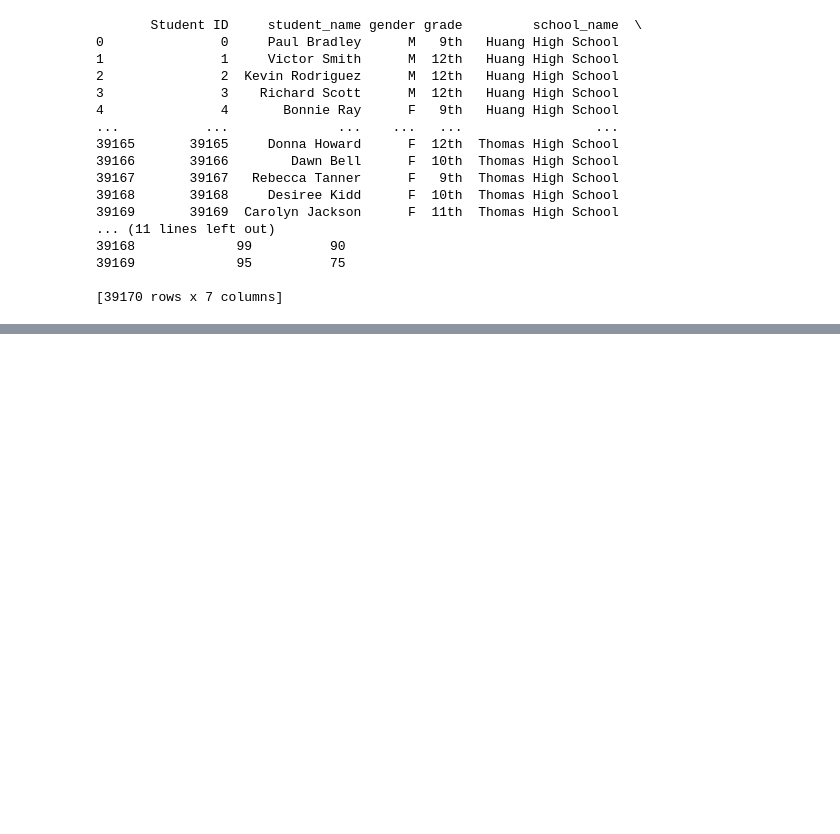
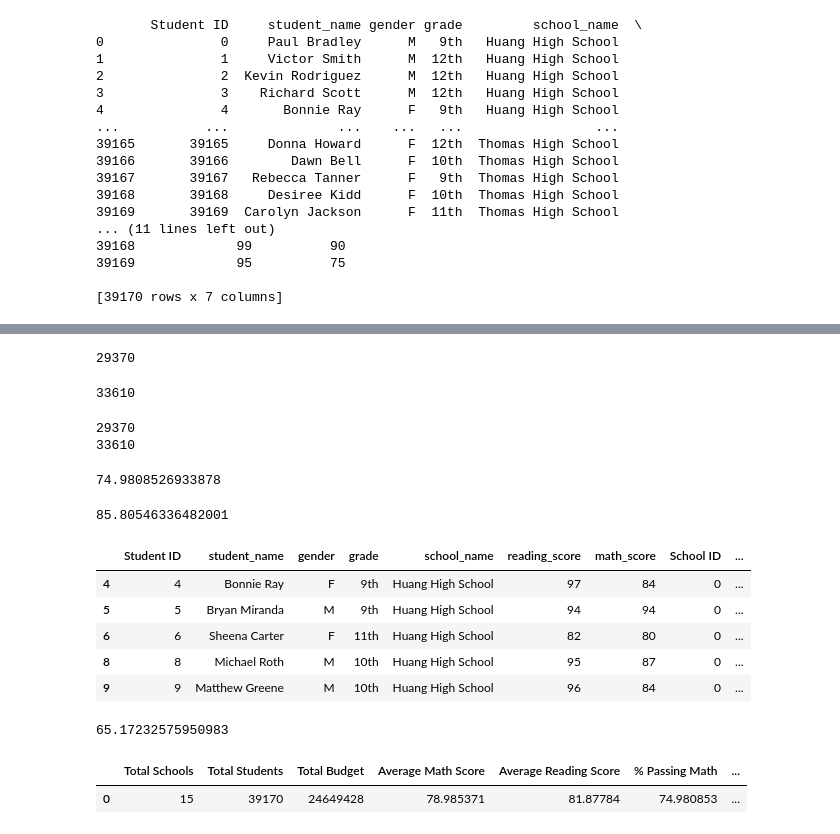
Before and after one commit to Gkmb2390/School_District_Analysis, a Jupyter notebook: PyCitySchools.ipynb, the cells around one changed output, grey strips where cells are left out. Saved outputs shown, nothing was run; the diff lists cells and outputs as text; code cells hidden in the pictures; blank space fills up the shorter version.

```diff
--- a/PyCitySchools.ipynb
+++ b/PyCitySchools.ipynb
@@ -165,0 +244,41 @@ print(student_data_df)
+# %%
+passing_math = school_data_complete_df[school_data_complete_df["math_score"] >=70]
+len(passing_math)
+# %% [output]
+29370
+# %%
+passing_reading = school_data_complete_df[school_data_complete_df["reading_score"] >=70]
+len(passing_reading)
+# %% [output]
+33610
+# %%
+passing_math_count = passing_math.student_name.count()
+passing_reading_count = passing_reading.student_name.count()
+
+print(passing_math_count)
+print(passing_reading_count)
+# %% [output]
+29370
+33610
+# %%
+passing_math_percent = passing_math_count / student_count * 100
+
+print(passing_math_percent)
+# %% [output]
+74.9808526933878
+# %%
+passing_reading_percent = passing_reading_count / student_count * 100
+print(passing_reading_percent)
+# %% [output]
+85.80546336482001
+# %%
+passing_math_reading = school_data_complete_df[(school_data_complete_df["math_score"] >= 70) & (school_data_complete_df["reading_score"] >= 70)]
+
+passing_math_reading.head()
+# %% [output]
+|  | Student ID | student_name | gender | grade | school_name | reading_score | math_score | School ID | ... |
+| 4 | 4 | Bonnie Ray | F | 9th | Huang High School | 97 | 84 | 0 | ... |
+| 5 | 5 | Bryan Miranda | M | 9th | Huang High School | 94 | 94 | 0 | ... |
+| 6 | 6 | Sheena Carter | F | 11th | Huang High School | 82 | 80 | 0 | ... |
+| 8 | 8 | Michael Roth | M | 10th | Huang High School | 95 | 87 | 0 | ... |
+| 9 | 9 | Matthew Greene | M | 10th | Huang High School | 96 | 84 | 0 | ... |
@@ -165,0 +287,19 @@ print(student_data_df)
+# %%
+overall_passing_percent = overall_passing_count / student_count *100
+float(overall_passing_percent)
+# %% [output]
+65.17232575950983
+# %%
+district_summary_df= pd.DataFrame(
+    [{"Total Schools": school_count,
+     "Total Students": student_count,
+     "Total Budget": total_budget,
+     "Average Math Score": average_math_score,
+     "Average Reading Score": average_reading_score,
+     "% Passing Math": passing_math_percent,
+     "% Passing Reading": passing_reading_percent,
+     "% Overall Passing": overall_passing_percent}])
+district_summary_df
+# %% [output]
+|  | Total Schools | Total Students | Total Budget | Average Math Score | Average Reading Score | % Passing Math | ... |
+| 0 | 15 | 39170 | 24649428 | 78.985371 | 81.87784 | 74.980853 | ... |
```
Also changed, not shown: parts of 11 cells of this notebook, 2 other files.
